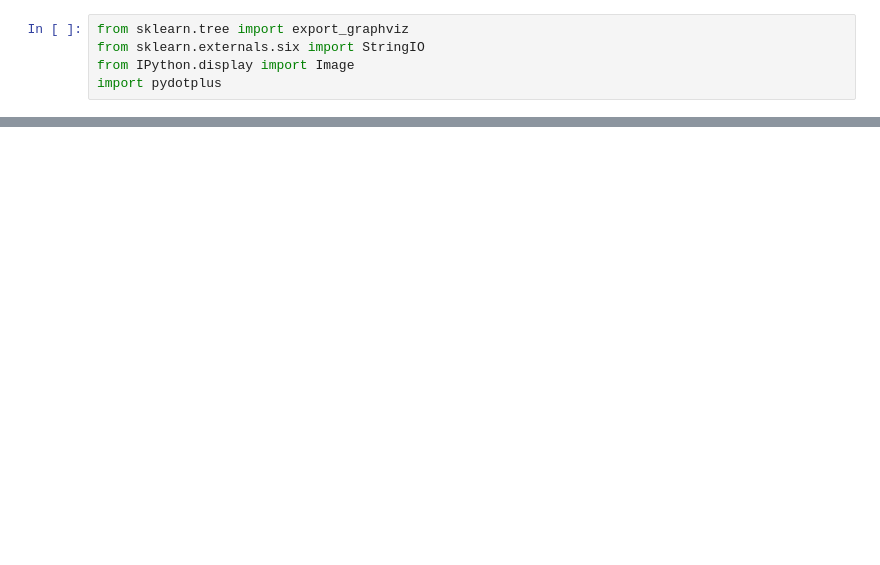
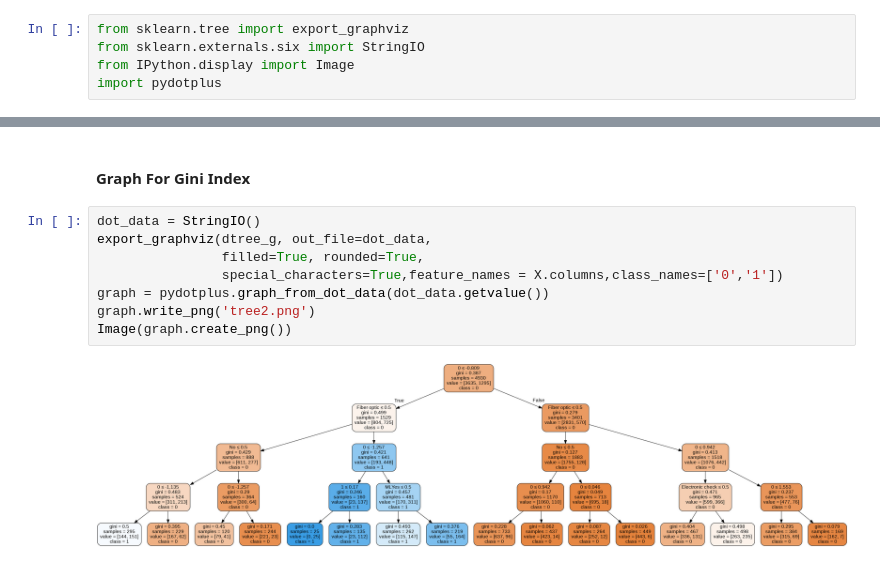
Before and after one commit to SohelRaja/Customer-Churn-Analysis, a Jupyter notebook: Decision Tree/Decision_Tree_Customer_Churn.ipynb, the cells around one changed output, grey strips where cells are left out. Cells and saved outputs as stored; diff of their text form; blank space fills up the shorter version.

```diff
--- a/Decision Tree/Decision_Tree_Customer_Churn.ipynb
+++ b/Decision Tree/Decision_Tree_Customer_Churn.ipynb
@@ -444,0 +503,12 @@ Image(graph.create_png())
+# %% [markdown]
+#### Graph For Gini Index
+# %%
+dot_data = StringIO()
+export_graphviz(dtree_g, out_file=dot_data,
+                filled=True, rounded=True,
+                special_characters=True,feature_names = X.columns,class_names=['0','1'])
+graph = pydotplus.graph_from_dot_data(dot_data.getvalue())
+graph.write_png('tree2.png')
+Image(graph.create_png())
+# %% [output]
+[figure, added]
```
Also changed, not shown: parts of 18 cells of this notebook.
